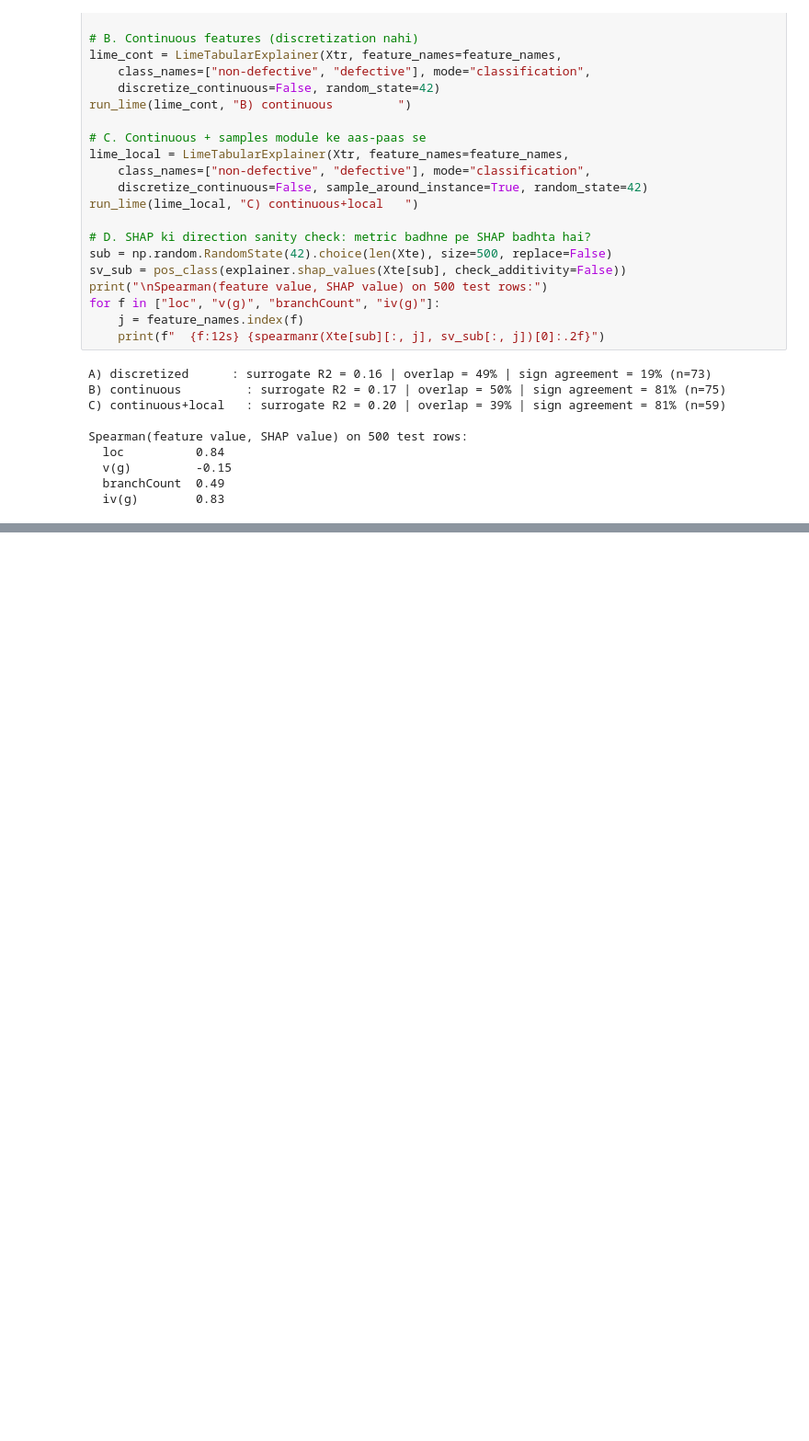
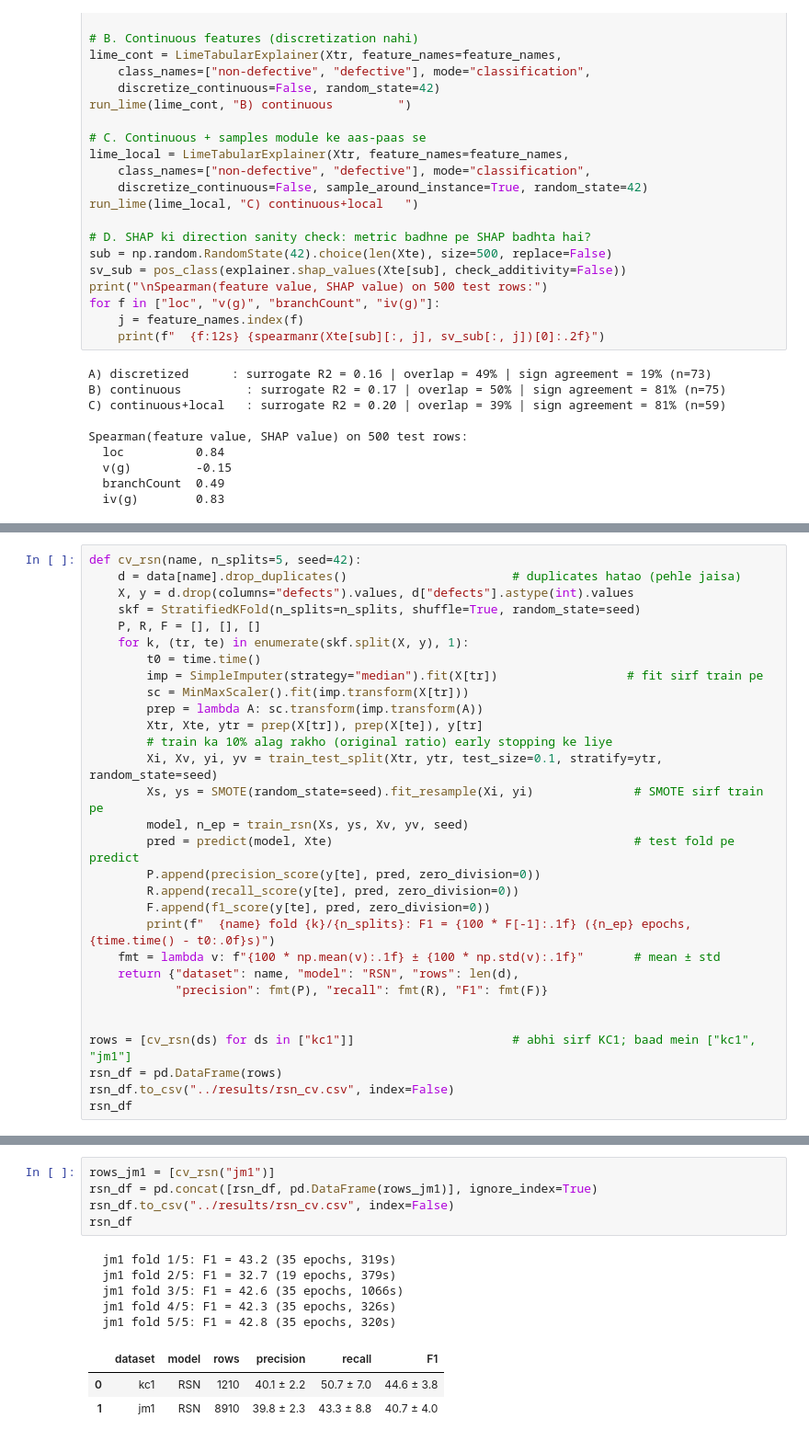
Before and after one commit to sriliptamishra/explainable-software-defect-prediction, a Jupyter notebook: notebooks/01_data_exploration.ipynb, the cells around one changed output, grey strips where cells are left out. Shown at 92% size. Saved outputs shown, nothing was run; the diff lists cells and outputs as text; blank space fills up the shorter version.

Commit message:
Add RSN 5-fold CV results on KC1 and JM1

```diff
--- a/notebooks/01_data_exploration.ipynb
+++ b/notebooks/01_data_exploration.ipynb
@@ -484,0 +600,30 @@ Top-5 SHAP features: total_Opnd, uniq_Opnd, lOBlank, l, d
+# %%
+def cv_rsn(name, n_splits=5, seed=42):
+    d = data[name].drop_duplicates()                       # duplicates hatao (pehle jaisa)
+    X, y = d.drop(columns="defects").values, d["defects"].astype(int).values
+    skf = StratifiedKFold(n_splits=n_splits, shuffle=True, random_state=seed)
+    P, R, F = [], [], []
+    for k, (tr, te) in enumerate(skf.split(X, y), 1):
+        t0 = time.time()
+        imp = SimpleImputer(strategy="median").fit(X[tr])                  # fit sirf train pe
+        sc = MinMaxScaler().fit(imp.transform(X[tr]))
+        prep = lambda A: sc.transform(imp.transform(A))
+        Xtr, Xte, ytr = prep(X[tr]), prep(X[te]), y[tr]
+        # train ka 10% alag rakho (original ratio) early stopping ke liye
+        Xi, Xv, yi, yv = train_test_split(Xtr, ytr, test_size=0.1, stratify=ytr, random_state=seed)
+        Xs, ys = SMOTE(random_state=seed).fit_resample(Xi, yi)              # SMOTE sirf train pe
+        model, n_ep = train_rsn(Xs, ys, Xv, yv, seed)
+        pred = predict(model, Xte)                                          # test fold pe predict
+        P.append(precision_score(y[te], pred, zero_division=0))
+        R.append(recall_score(y[te], pred, zero_division=0))
+        F.append(f1_score(y[te], pred, zero_division=0))
+        print(f"  {name} fold {k}/{n_splits}: F1 = {100 * F[-1]:.1f} ({n_ep} epochs, {time.time() - t0:.0f}s)")
+    fmt = lambda v: f"{100 * np.mean(v):.1f} ± {100 * np.std(v):.1f}"       # mean ± std
+    return {"dataset": name, "model": "RSN", "rows": len(d),
+            "precision": fmt(P), "recall": fmt(R), "F1": fmt(F)}
+
+
+rows = [cv_rsn(ds) for ds in ["kc1"]]                      # abhi sirf KC1; baad mein ["kc1", "jm1"]
+rsn_df = pd.DataFrame(rows)
+rsn_df.to_csv("../results/rsn_cv.csv", index=False)
+rsn_df
@@ -484,0 +638,14 @@ Top-5 SHAP features: total_Opnd, uniq_Opnd, lOBlank, l, d
+# %%
+rows_jm1 = [cv_rsn("jm1")]
+rsn_df = pd.concat([rsn_df, pd.DataFrame(rows_jm1)], ignore_index=True)
+rsn_df.to_csv("../results/rsn_cv.csv", index=False)
+rsn_df
+# %% [output]
+  jm1 fold 1/5: F1 = 43.2 (35 epochs, 319s)
+  jm1 fold 2/5: F1 = 32.7 (19 epochs, 379s)
+  jm1 fold 3/5: F1 = 42.6 (35 epochs, 1066s)
+  jm1 fold 4/5: F1 = 42.3 (35 epochs, 326s)
+  jm1 fold 5/5: F1 = 42.8 (35 epochs, 320s)
+|  | dataset | model | rows | precision | recall | F1 |
+| 0 | kc1 | RSN | 1210 | 40.1 ± 2.2 | 50.7 ± 7.0 | 44.6 ± 3.8 |
+| 1 | jm1 | RSN | 8910 | 39.8 ± 2.3 | 43.3 ± 8.8 | 40.7 ± 4.0 |
```
Also changed, not shown: parts of 6 cells of this notebook, 2 other files.
